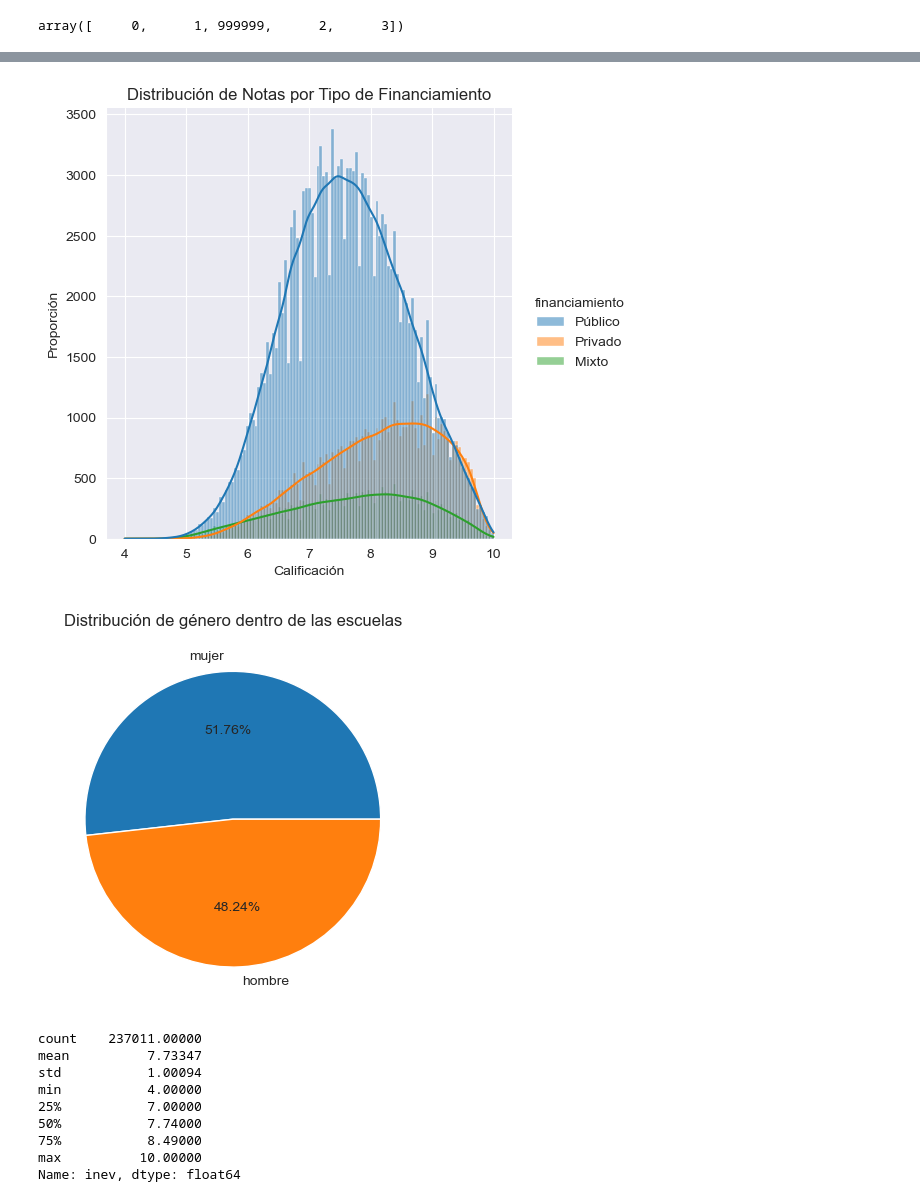
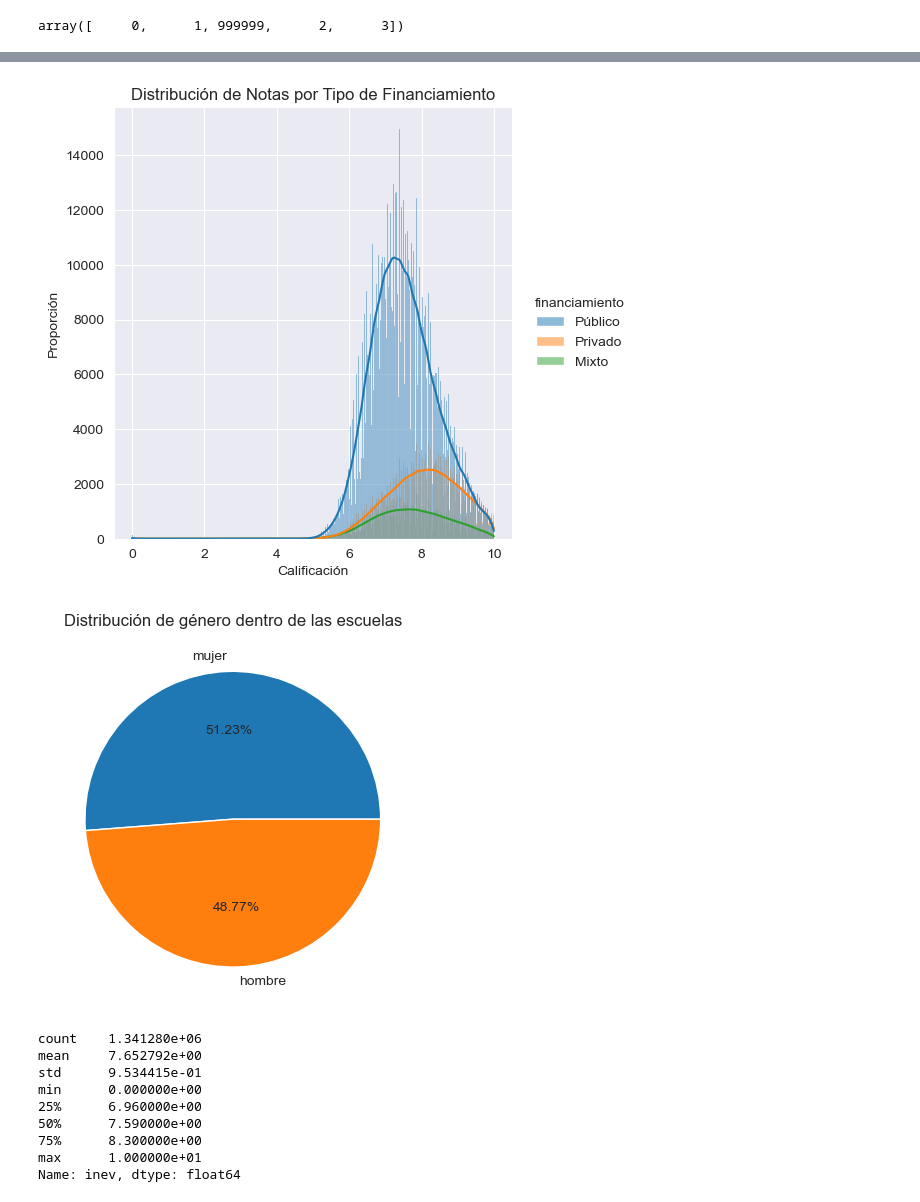
Before and after one commit to lurapozo/DatosEscolares, a Jupyter notebook: analisis.ipynb, the cells around one changed output, grey strips where cells are left out. Cells and saved outputs as stored; diff of their text form; code cells hidden in the pictures.

```diff
--- a/analisis.ipynb
+++ b/analisis.ipynb
@@ -4,7 +4,12 @@ import seaborn as sns
 import matplotlib.pyplot as plt
 # %%
 df15 = pd.read_csv('data/SBAC15_micro_246169_20200130_CSV.csv', delimiter=';', decimal=',')
-df15.head()
+df16 = pd.read_csv('data/SBAC16_micro_266442_20200130_CSV.csv', delimiter=';', decimal=',')
+df17 = pd.read_csv('data/SBAC17_micro_627960_20200130_CSV.csv', delimiter=';', decimal=',')
+df18 = pd.read_csv('data/SBAC18_micro_556787_20200130_CSV.csv', delimiter=';', decimal=',')
+df19 = pd.read_csv('data/SBAC19_micro_514852_20200325_CSV.csv', delimiter=';', decimal=',')
+df = pd.concat([df15, df16, df17, df18, df19])
+df.head()
 # %% [output]
 |  | codigo | ciclo | amie | nm_regi | es_regeva | id_zona | id_dist | id_circ | id_prov | id_cant | ... | ... |
 | 0 | 9RKJ277806 | 2014-2015 | 01B00020 | 2 | 2 | 6 | 01D02 | 01D02C12 | 1 | 101 | ... | ... |
@@ -28,7 +33,7 @@ cantones.head()
 | 3 | 104 | Nabón |
 | 4 | 105 | Paute |
 # %%
-dfCanton = df15.merge(cantones, left_on='id_cant', right_on='Código de Cantón')
+dfCanton = df.merge(cantones, left_on='id_cant', right_on='Código de Cantón')
 dfCanton.drop(columns='id_cant')
 dfCanton.head()
 # %% [output]
@@ -103,10 +93,11 @@ id_zona
 Name: count, dtype: int64
 # %%
+dfCanton = dfCanton.loc[~dfCanton["id_zona"].isin([90, 98])]
 sns.histplot(
-    data=dfCanton.loc[dfCanton["id_zona"] != 90],
+    data= dfCanton,
     x="id_zona", hue="nl_inev",
     multiple="fill", stat="proportion",
-    shrink=5
+    shrink=8.5
 ).set(title='Rendimiento de Estudiantes por Zona', xlabel='Zona de Planificación Educativa', ylabel='Proporción')
 plt.legend(title="rendimiento", labels=["Excelente", "Satisfactorio", "Elemental","Insuficiente"], loc = 2, bbox_to_anchor = (1,1))
 plt.show()
@@ -134,24 +136,28 @@ sns.displot(
 ).set(title='Distribución de Notas por Tipo de Financiamiento', xlabel='Calificación', ylabel='Proporción')
 plt.show()
 # %% [output]
-[figure, old version]
+[figure, new version]
 # %%
-plt.pie(dfCanton['tp_sexo'].value_counts(normalize=True), labels=["mujer", "hombre"], autopct='%.2f%%')
+plt.pie(
+    dfCanton['tp_sexo'].value_counts(normalize=True),
+    labels=["mujer", "hombre"],
+    autopct='%.2f%%'
+)
 plt.title("Distribución de género dentro de las escuelas")
 plt.show()
 # %% [output]
-[figure, old version]
+[figure, new version]
 # %%
 dfCanton['inev'].describe()
 # %% [output]
-count    237011.00000
-mean          7.73347
-std           1.00094
-min           4.00000
-25%           7.00000
-50%           7.74000
-75%           8.49000
-max          10.00000
+count    1.341280e+06
+mean     7.652792e+00
+std      9.534415e-01
+min      0.000000e+00
+25%      6.960000e+00
+50%      7.590000e+00
+75%      8.300000e+00
+max      1.000000e+01
 Name: inev, dtype: float64
 # %%
 sns.boxplot(
```
Also changed, not shown: parts of 26 cells of this notebook.
